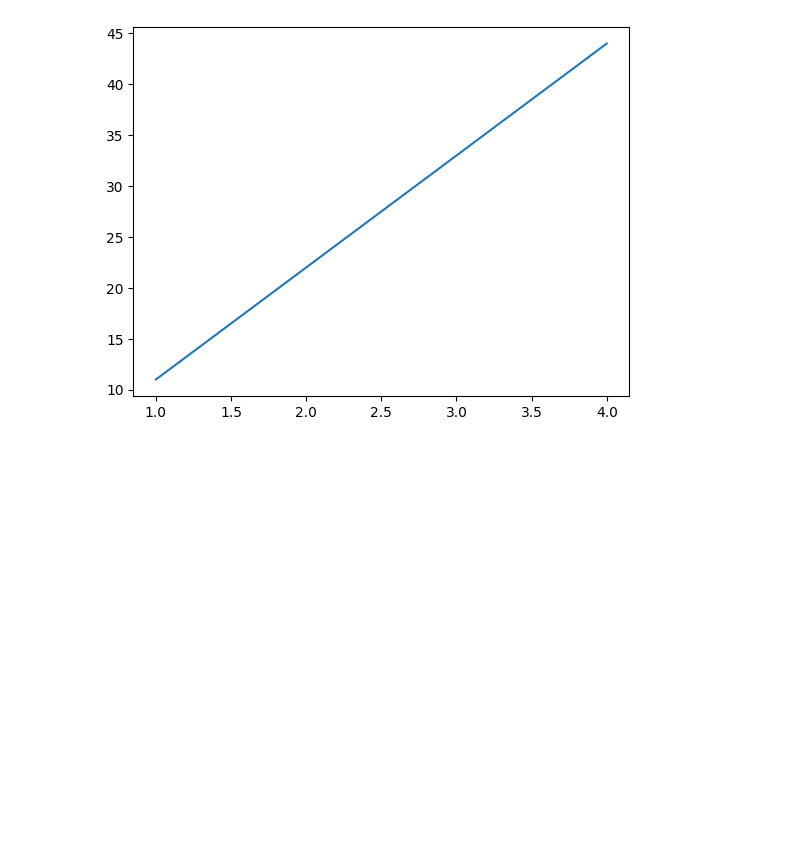
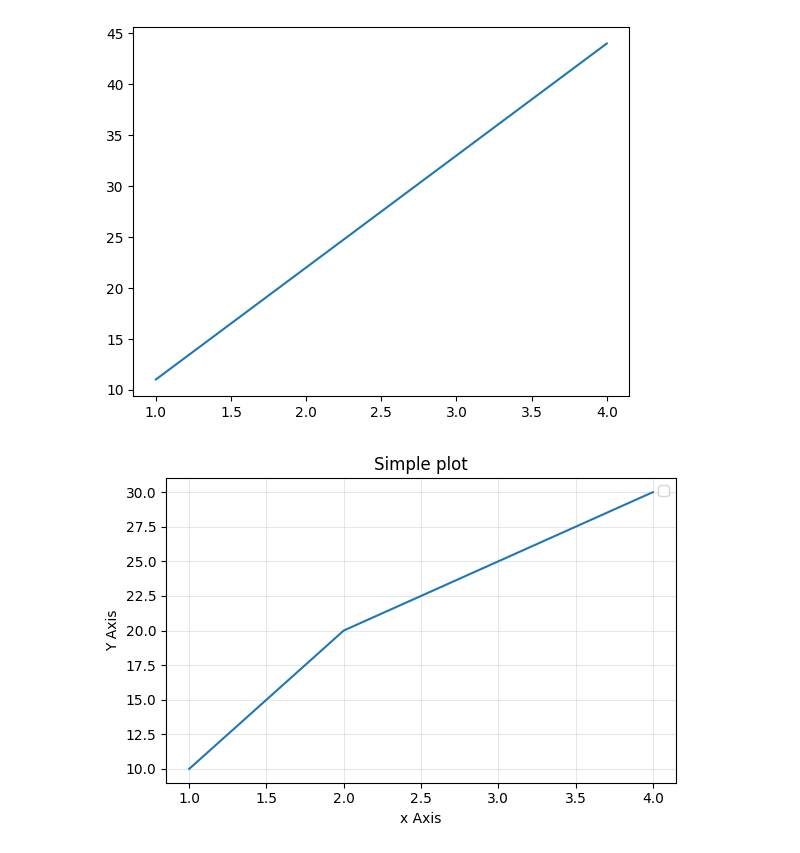
Before and after one commit to EslamKamel89/MLPlayground, a Jupyter notebook: SEC08_Matplotlib_Plotting_and_Data_Visualization.ipynb, the cells around one changed output. Saved outputs shown, nothing was run; the diff lists cells and outputs as text; code cells hidden in the pictures; blank space fills up the shorter version.

Commit message:
feat(notebook): add basic matplotlib plot example - Include labeled line plot with legend and grid

```diff
--- a/SEC08_Matplotlib_Plotting_and_Data_Visualization.ipynb
+++ b/SEC08_Matplotlib_Plotting_and_Data_Visualization.ipynb
@@ -67,3 +67,15 @@ ax.plot(x,y)
 # %% [output]
 [<matplotlib.lines.Line2D at 0x...>]
 [figure]
+# %%
+x :np.ndarray = np.array([1,2,3,4])
+y :np.ndarray = np.array([10, 20, 25, 30])
+fig , ax = plt.subplots(figsize=(6,4))
+ax.plot(x , y)
+ax.set(title='Simple plot' , xlabel='x Axis' , ylabel='Y Axis')
+ax.legend()
+ax.grid(True ,alpha=0.3 )
+fig.tight_layout()
+plt.show()
+# %% [output]
+[figure, added]
```
